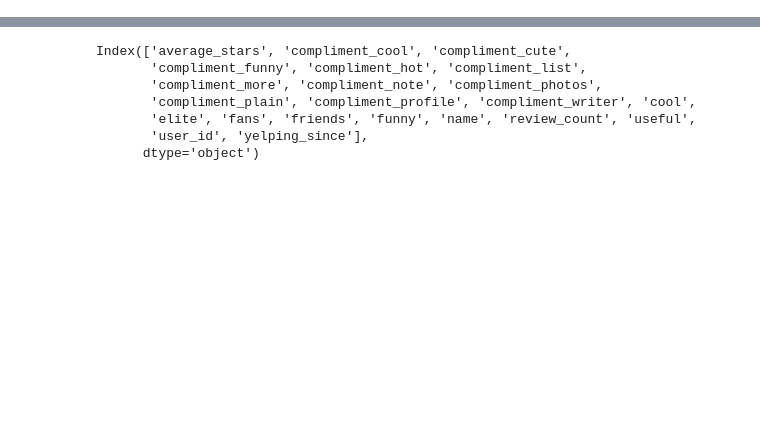
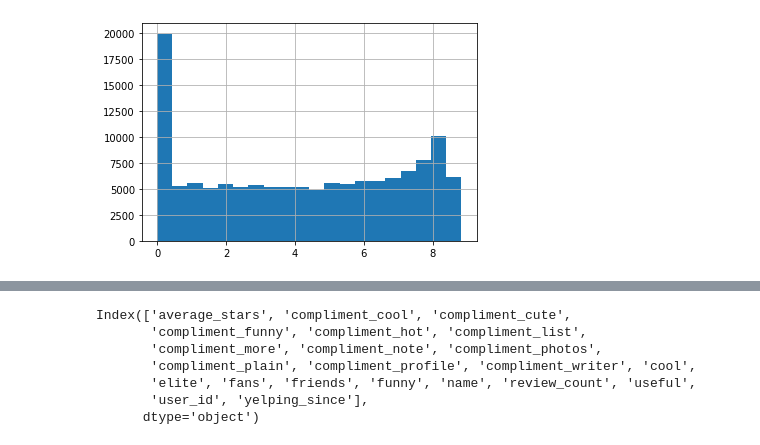
Before and after one commit to geraldgong/Yelp_challenge, a Jupyter notebook: Yelp_features.ipynb, the cells around one changed output, grey strips where cells are left out. Saved outputs shown, nothing was run; the diff lists cells and outputs as text; code cells hidden in the pictures; blank space fills up the shorter version.

```diff
--- a/Yelp_features.ipynb
+++ b/Yelp_features.ipynb
@@ -93,0 +81,5 @@ df_user.head()
+# %%
+df_new[df_new['is_open']==1]['checkin_duration'].hist(bins=20)
+plt.show()
+# %% [output]
+[figure, added]
```
Also changed, not shown: parts of 15 cells of this notebook.
